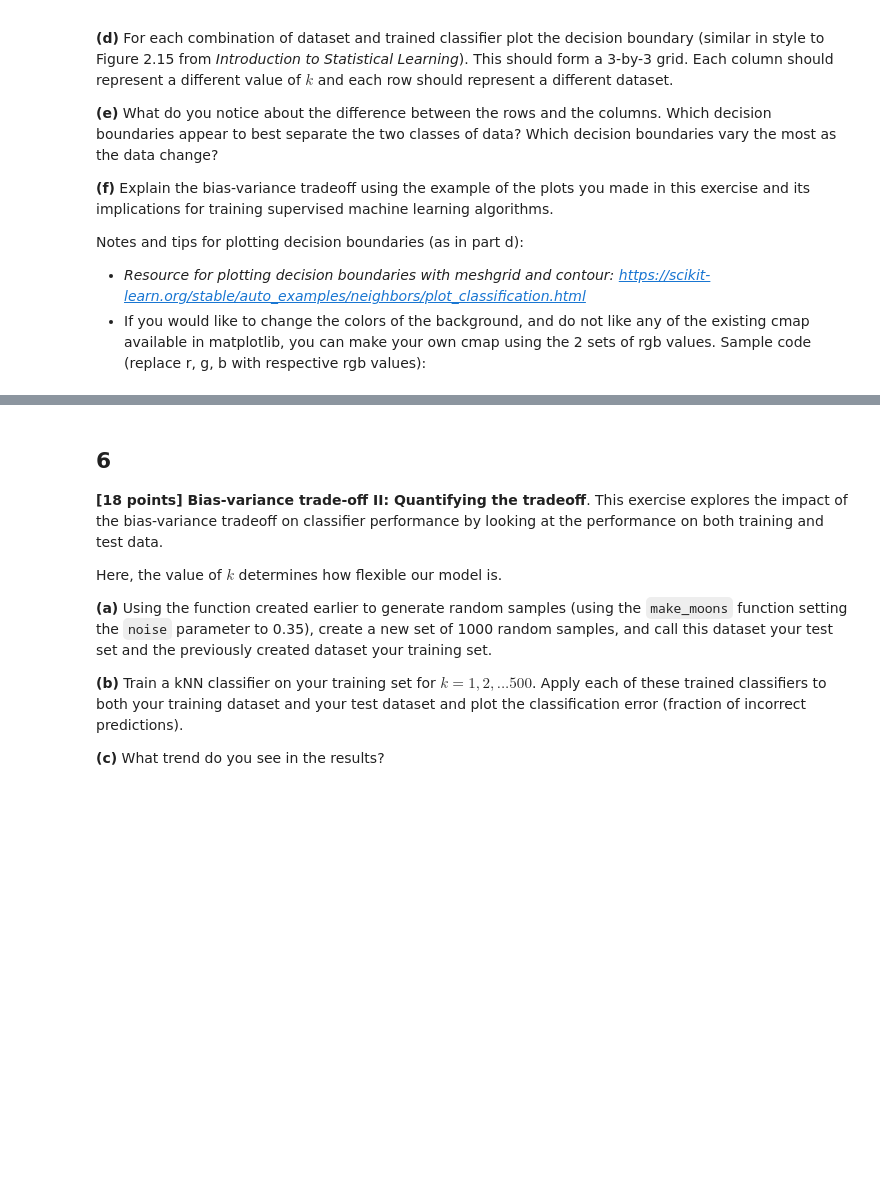
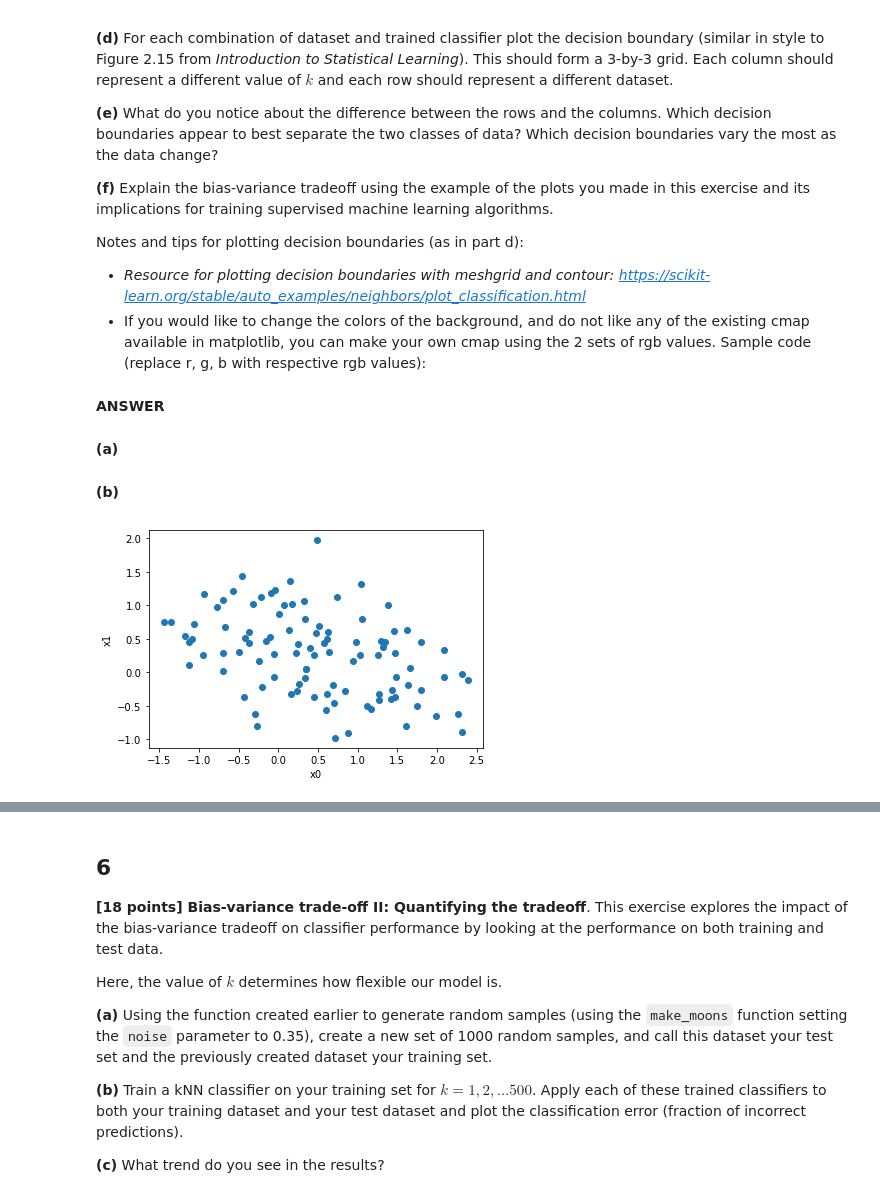
Before and after one commit to satvikk/ids705, a Jupyter notebook: assignments/Assignment_2.ipynb, the cells around one changed output, grey strips where cells are left out. Saved outputs shown, nothing was run; the diff lists cells and outputs as text; code cells hidden in the pictures; blank space fills up the shorter version.

```diff
--- a/assignments/Assignment_2.ipynb
+++ b/assignments/Assignment_2.ipynb
@@ -226,6 +268,25 @@ print(c2)
 Notes and tips for plotting decision boundaries (as in part d):
 - *Resource for plotting decision boundaries with meshgrid and contour: https://scikit-learn.org/stable/auto_examples/neighbors/plot_classification.html*
 - If you would like to change the colors of the background, and do not like any of the existing cmap available in matplotlib, you can make your own cmap using the 2 sets of rgb values. Sample code (replace r, g, b with respective rgb values):
+# %% [markdown]
+**ANSWER**
+# %% [markdown]
+**(a)**
+# %%
+from sklearn.datasets import make_moons
+x,y = make_moons(noise=0.35)
+# %% [markdown]
+**(b)**
+# %%
+import matplotlib.pyplot as plt
+fig, ax = plt.subplots(1)
+ax.scatter(x[:,0], x[:,1])
+ax.set_xlabel("x0")
+ax.set_ylabel("x1")
+#fig.show()
+None
+# %% [output]
+[figure, added]
 # %%
 from matplotlib.colors import LinearSegmentedColormap
 newcmp = LinearSegmentedColormap.from_list("new", [(r/255, g/255, b/255), (r/255, g/255, b/255)], N=2)
```
Also changed, not shown: parts of 15 cells of this notebook.
